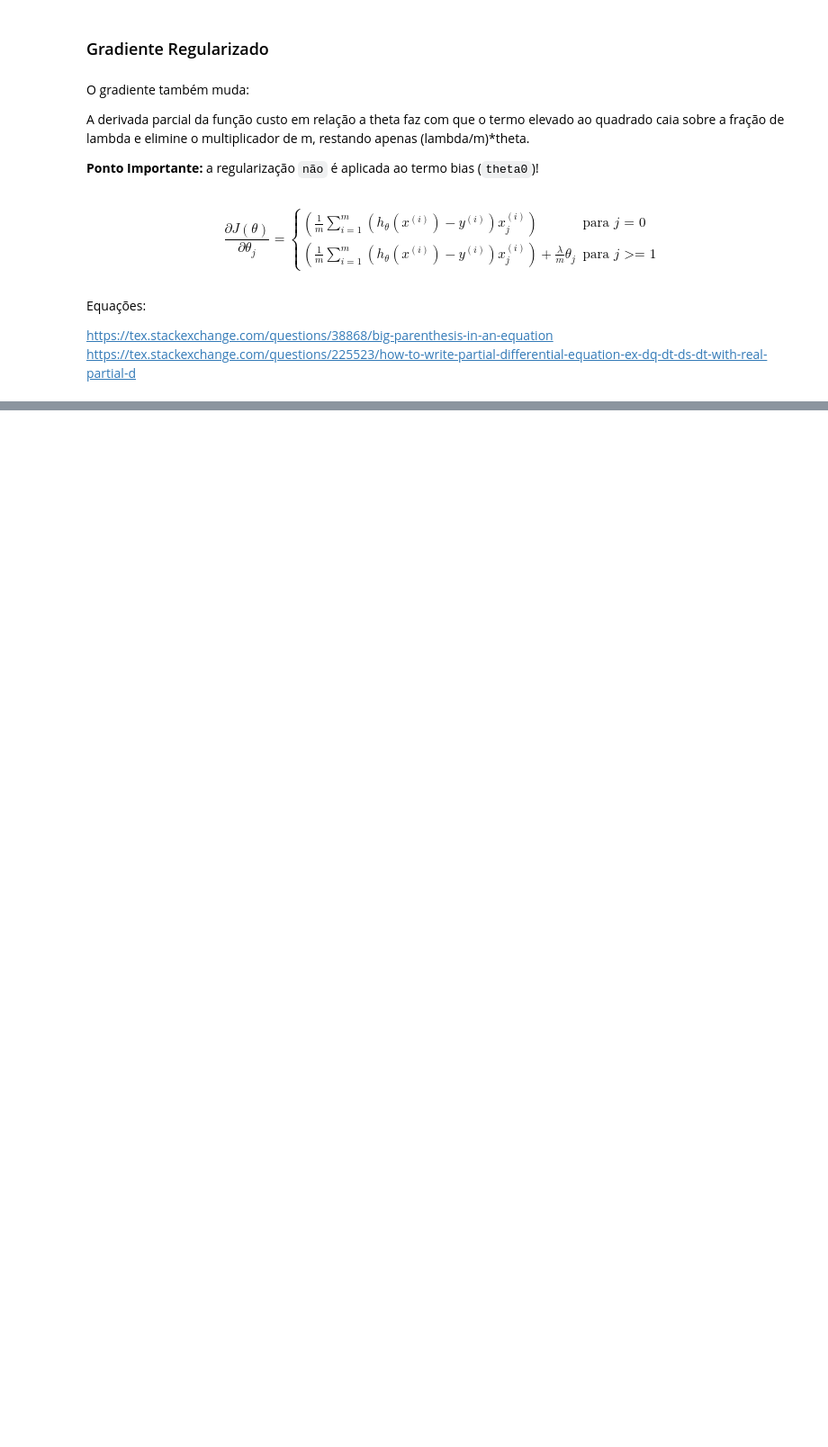
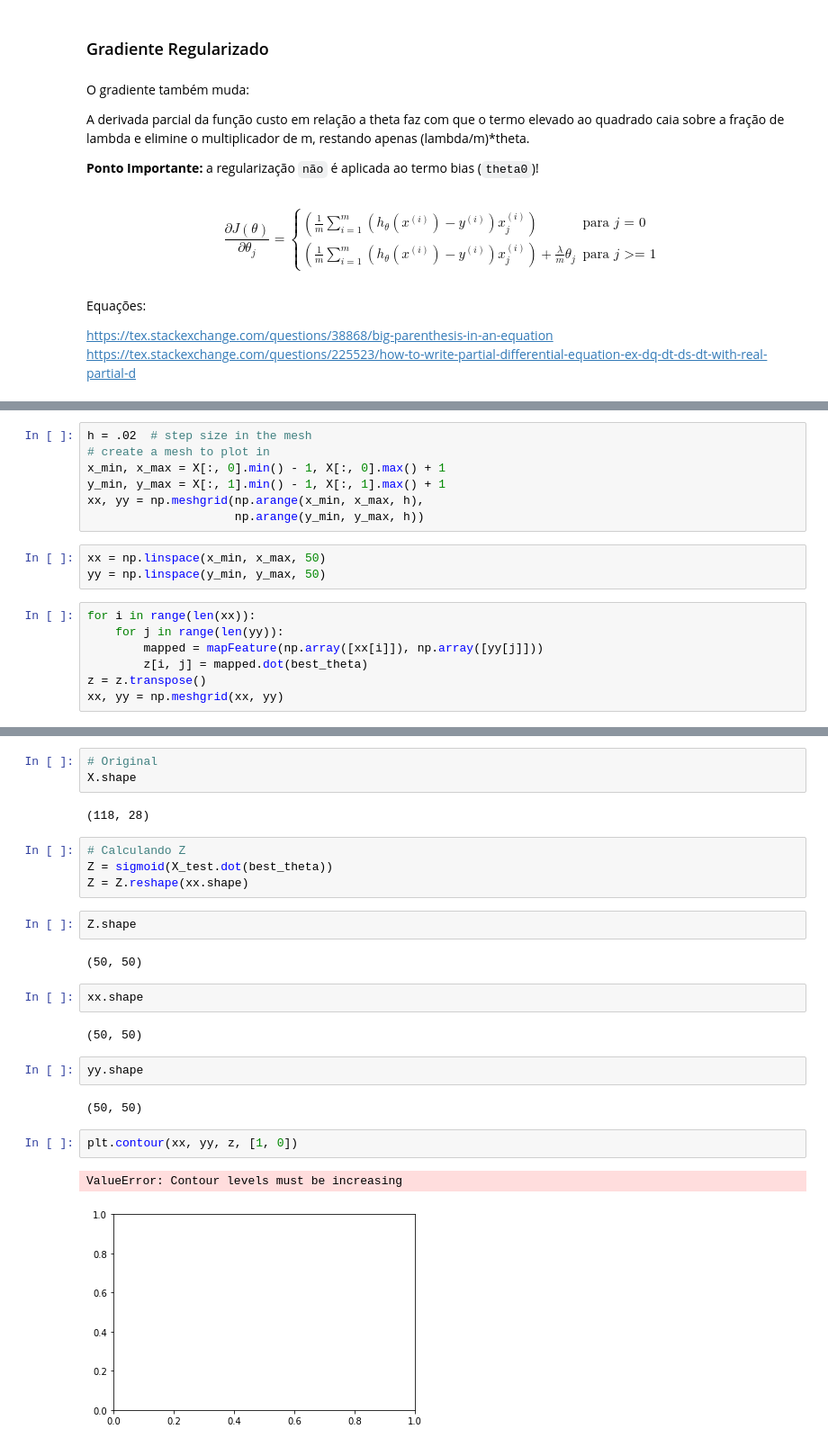
Before and after one commit to APILASTRI/coursera-stanford, a Jupyter notebook: machine-learning/exercises/machine-learning-ex2/ex2-python/ex2.2-python-complete.ipynb, the cells around one changed output, grey strips where cells are left out. Shown at 90% size. Drawn from its saved outputs; the diff is of its cells as text; blank space fills up the shorter version.

```diff
--- a/machine-learning/exercises/machine-learning-ex2/ex2-python/ex2.2-python-complete.ipynb
+++ b/machine-learning/exercises/machine-learning-ex2/ex2-python/ex2.2-python-complete.ipynb
@@ -352,0 +755,17 @@ array([[8.47457627e-03],
+# %%
+h = .02  # step size in the mesh
+# create a mesh to plot in
+x_min, x_max = X[:, 0].min() - 1, X[:, 0].max() + 1
+y_min, y_max = X[:, 1].min() - 1, X[:, 1].max() + 1
+xx, yy = np.meshgrid(np.arange(x_min, x_max, h),
+                     np.arange(y_min, y_max, h))
+# %%
+xx = np.linspace(x_min, x_max, 50)
+yy = np.linspace(y_min, y_max, 50)
+# %%
+for i in range(len(xx)):
+    for j in range(len(yy)):
+        mapped = mapFeature(np.array([xx[i]]), np.array([yy[j]]))
+        z[i, j] = mapped.dot(best_theta)
+z = z.transpose()
+xx, yy = np.meshgrid(xx, yy)
@@ -352,0 +796,26 @@ array([[8.47457627e-03],
+# %%
+# Original
+X.shape
+# %% [output]
+(118, 28)
+# %%
+# Calculando Z
+Z = sigmoid(X_test.dot(best_theta))
+Z = Z.reshape(xx.shape)
+# %%
+Z.shape
+# %% [output]
+(50, 50)
+# %%
+xx.shape
+# %% [output]
+(50, 50)
+# %%
+yy.shape
+# %% [output]
+(50, 50)
+# %%
+plt.contour(xx, yy, z, [1, 0])
+# %% [output]
+ValueError: Contour levels must be increasing
+[figure, added]
```
Also changed, not shown: parts of 62 cells of this notebook, 1 other file.
